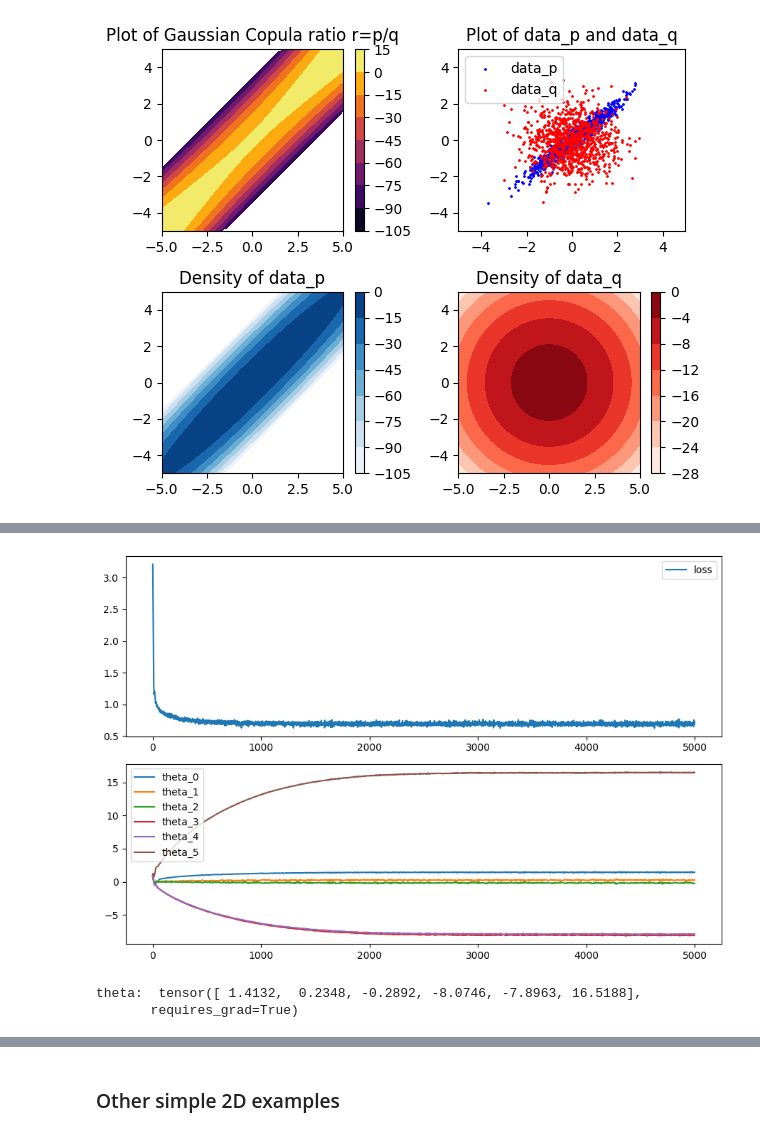
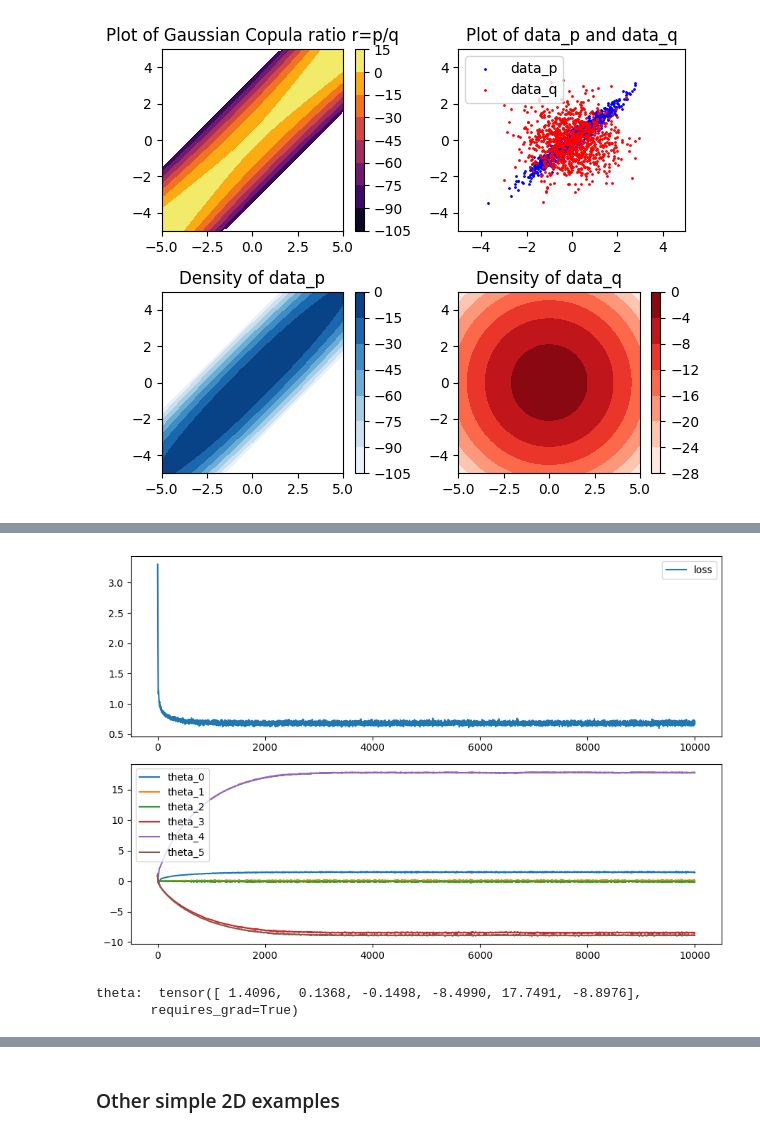
Before and after one commit to Huk-David/Ratio-Copula, a Jupyter notebook: Copula by Ratio Estimation/first_test.ipynb, the cells around one changed output, grey strips where cells are left out. Saved outputs shown, nothing was run; the diff lists cells and outputs as text; code cells hidden in the pictures.

```diff
--- a/Copula by Ratio Estimation/first_test.ipynb
+++ b/Copula by Ratio Estimation/first_test.ipynb
@@ -116,5 +101,7 @@ array([[1., 1., 1.],
 # %%
-def log_ratio(theta, data, ):
+from sklearn.preprocessing import PolynomialFeatures
+
+def log_ratio(theta, data, degree=None):
   '''
   Vectorized version of a regression r = theta_0 + theta_1*x1 + theta_2*x2 + theta_3*x1^2 + theta_4*x2^2 + theta_5*x1*x2
   theta : regression coefficients (n_theta*1)
@@ -122,7 +109,11 @@ def log_ratio(theta, data, ):
   '''
   x1 = data[:,0]
   x2 = data[:,1]
-  return theta[0] + theta[1]*x1 + theta[2]*x2 + theta[3]*(x1)**2 +theta[4]*(x2)**2 + theta[5]*x1*x2
+  if degree is not None:
+    x_expanded = PolynomialFeatures(degree).fit_transform(data)
+    return torch.matmul(torch.tensor(x_expanded).float(), theta)
+  else:
+    return theta[0] + theta[1]*x1 + theta[2]*x2 + theta[3]*(x1)**2 +theta[4]*(x2)**2 + theta[5]*x1*x2
 
 def Logistic_loss(r_p,r_q):
     '''
@@ -133,7 +124,7 @@ def Logistic_loss(r_p,r_q):
 import torch.optim as optim
 import scipy.stats as scs
 
-theta = torch.tensor(torch.ones(6), requires_grad=True)
+theta = torch.tensor(torch.ones(6), requires_grad=True) # d=2: 6 parameters, d=3: 10 parameters, d=4: 15 parameters, d=5: 21 parameters
 data_p = torch.tensor(scs.multivariate_normal.rvs(mean = [0,0], cov = [[1,0.97],[0.97,1]], size = 1000))
 data_q = torch.tensor(np.random.permutation(data_p))
 data_p.requires_grad = False
@@ -142,17 +133,18 @@ data_q.requires_grad = False
 theta_history = []
 loss_history = []
 learning_rate = 0.1
+basis_degree = 2
 optimizer = optim.Adam([theta], lr=learning_rate)
 
-for t in range(5000):
+for t in range(10000):
+    optimizer.zero_grad()
     data_q_perm = torch.tensor([np.random.permutation(data_q[:,0]),np.random.permutation(data_q[:,1])]).T
     if t % 1000 == 0:
         with torch.no_grad():
             print("Iteration: ", t, "Loss: ", loss.item())
-    r_p = log_ratio(theta = theta, data = data_p).exp()
-    r_q = log_ratio(theta = theta, data = data_q_perm).exp()
+    r_p = log_ratio(theta = theta, data = data_p, degree=basis_degree).exp()
+    r_q = log_ratio(theta = theta, data = data_q_perm,  degree=basis_degree).exp()
     loss = Logistic_loss(r_p,r_q).mean()
-    optimizer.zero_grad()
     loss.backward()
     optimizer.step()
     theta_history.append(theta.clone().detach().numpy())
@@ -170,20 +167,20 @@ tensor([ 1.4132,  0.2348, -0.2892, -8.0746, -7.8963, 16.5188],
 # %%
 fig, axs = plt.subplots(2, 1, figsize=(9, 6))
 
 # Plot loss history in the first subplot
-axs[0].plot(loss_history[-5000:], label='loss')
+axs[0].plot(loss_history, label='loss')
 axs[0].legend()
 
 # Plot theta history in the second subplot
 axs[1].plot(theta_history, label='theta')
 axs[1].legend(['theta_0', 'theta_1', 'theta_2', 'theta_3', 'theta_4', 'theta_5'])
 
 plt.tight_layout()
 plt.show()
 print('theta: ', theta) # tensor([ 1.3524, -0.0822,  0.1119, -6.8440, -6.5374, 13.7761]
 # %% [output]
-[figure, old version]
+[figure, new version]
-theta:  tensor([ 1.4132,  0.2348, -0.2892, -8.0746, -7.8963, 16.5188],
+theta:  tensor([ 1.4096,  0.1368, -0.1498, -8.4990, 17.7491, -8.8976],
        requires_grad=True)
 # %%
 fig, axs = plt.subplots(2, 3, figsize=(9, 5))
```
Also changed, not shown: parts of 5 cells of this notebook.
